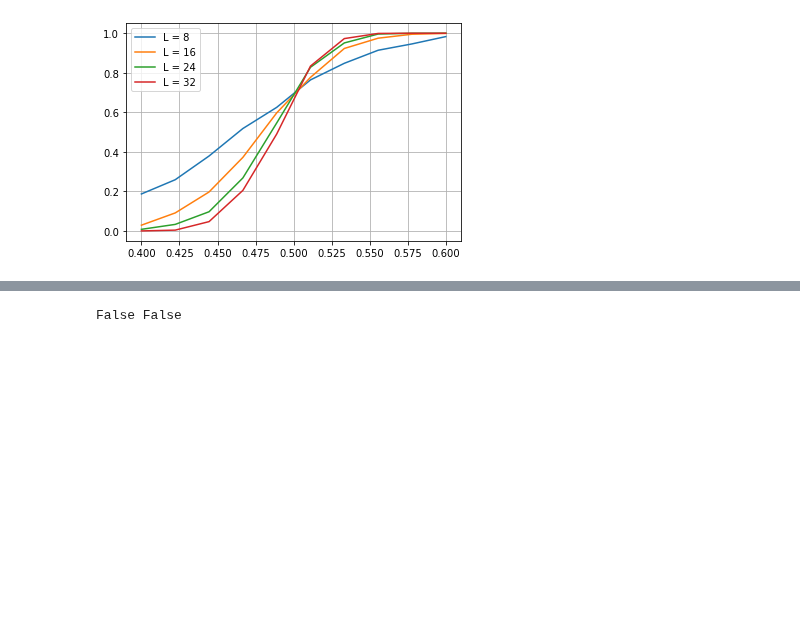
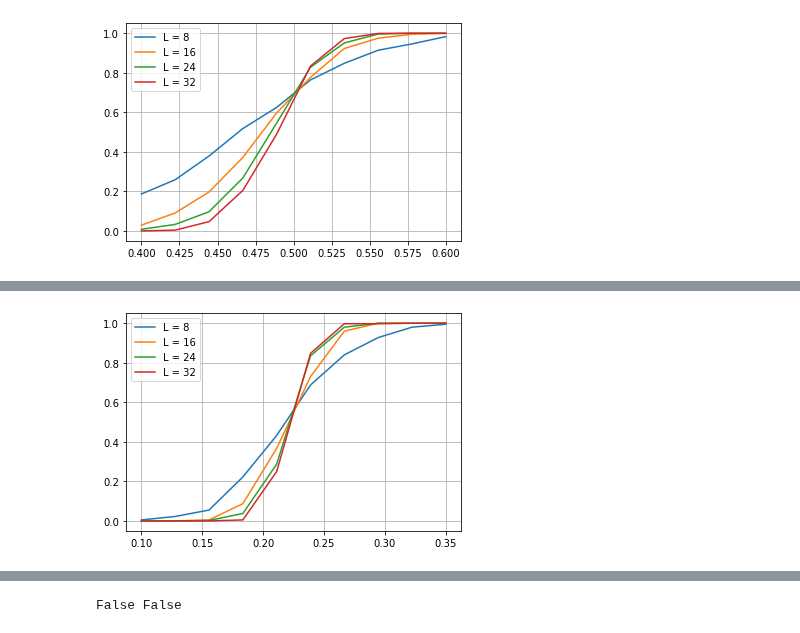
Before and after one commit to hassan-shap/quantum-emitter, a Jupyter notebook: percolation.ipynb, the cells around one changed output, grey strips where cells are left out. Saved outputs shown, nothing was run; the diff lists cells and outputs as text; code cells hidden in the pictures; blank space fills up the shorter version.

```diff
--- a/percolation.ipynb
+++ b/percolation.ipynb
@@ -162,3 +234,14 @@ plt.show()
+# %%
+plt.figure()
+for i_L, L in enumerate(L_list):
+    plt.plot(p_list,prob_y[i_L,:],"-", color = "C%d" % i_L, label="L = %d" % L)
+    # plt.plot(p_list,prob_y[i_L,:],"--", color = "C%d" % i_L)
+plt.legend()
+# plt.yscale("log")
+plt.grid()
+plt.show()
+# %% [output]
+[figure, added]
 # %%
 # square lattice
 l = 2
```
Also changed, not shown: parts of 6 cells of this notebook, 12 other files.
